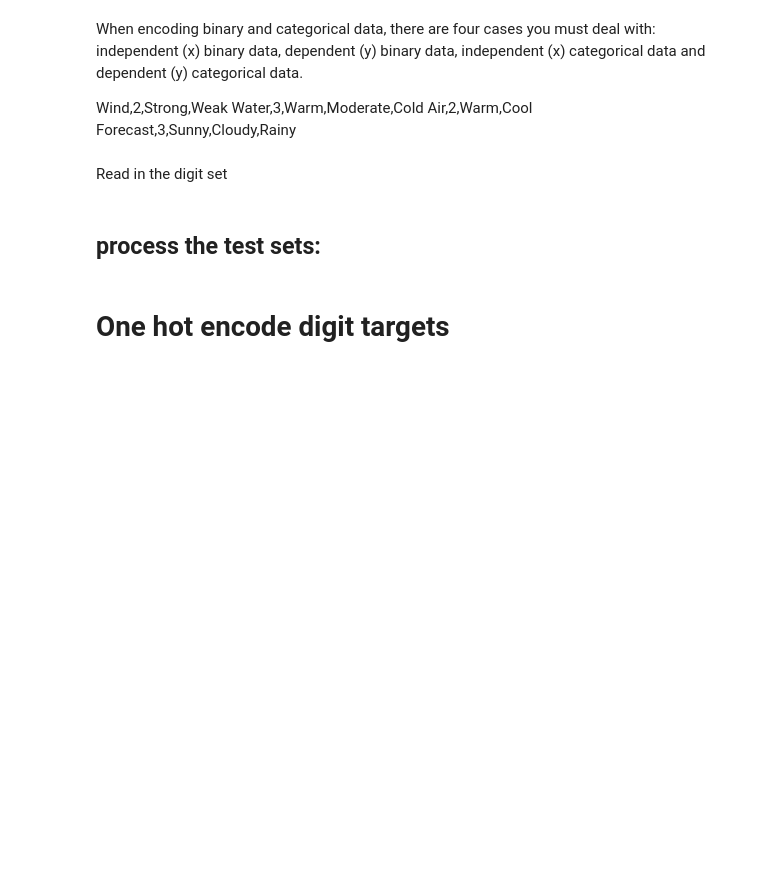
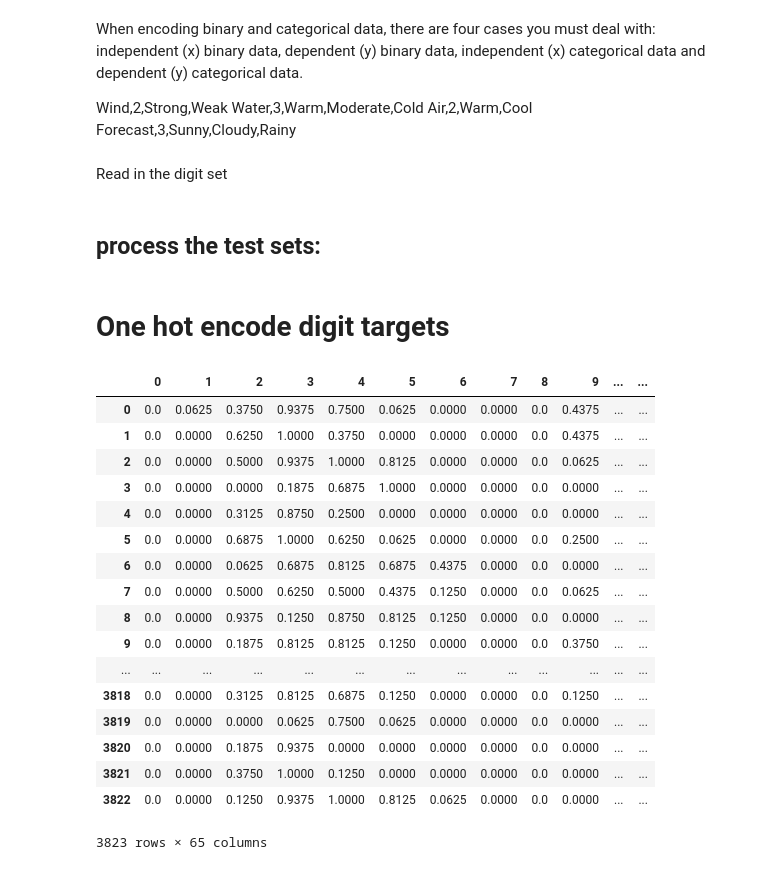
Before and after one commit to AllisonBolen/neuralNet, a Jupyter notebook: Normalization.ipynb, the cells around one changed output. Saved outputs shown, nothing was run; the diff lists cells and outputs as text; code cells hidden in the pictures; blank space fills up the shorter version.

```diff
--- a/Normalization.ipynb
+++ b/Normalization.ipynb
@@ -184,21 +184,40 @@ test
 # %%
 digitDataTotal = pd.read_csv("digits-training.data", sep=" ", header=None)
 
 targets = digitDataTotal[64]
 features = digitDataTotal.iloc[:,0:64]
 
 
 x = detectTypes(features)
 save_it_all(x, "./digitCleanDict.pkl")
 
-f = onehotTargets(targets)
-save_it_all(f, "./digitTargetCleanDict.pkl")
+fx = onehotTargets(targets)
+save_it_all(fx, "./digitTargetCleanDict.pkl")
 
 new = digitLineByLine(features, x)
 
 df = pd.DataFrame(new, columns=range(0,len(new[0])))
 df[64] = targets.tolist()
 
 df.to_csv("normDigit.csv", sep=',', index=None, header=None)
 test = pd.read_csv("normDigit.csv", sep=',', header=None)
 test
+# %% [output]
+|  | 0 | 1 | 2 | 3 | 4 | 5 | 6 | 7 | 8 | 9 | ... | ... |
+| 0 | 0.0 | 0.0625 | 0.3750 | 0.9375 | 0.7500 | 0.0625 | 0.0000 | 0.0000 | 0.0 | 0.4375 | ... | ... |
+| 1 | 0.0 | 0.0000 | 0.6250 | 1.0000 | 0.3750 | 0.0000 | 0.0000 | 0.0000 | 0.0 | 0.4375 | ... | ... |
+| 2 | 0.0 | 0.0000 | 0.5000 | 0.9375 | 1.0000 | 0.8125 | 0.0000 | 0.0000 | 0.0 | 0.0625 | ... | ... |
+| 3 | 0.0 | 0.0000 | 0.0000 | 0.1875 | 0.6875 | 1.0000 | 0.0000 | 0.0000 | 0.0 | 0.0000 | ... | ... |
+| 4 | 0.0 | 0.0000 | 0.3125 | 0.8750 | 0.2500 | 0.0000 | 0.0000 | 0.0000 | 0.0 | 0.0000 | ... | ... |
+| 5 | 0.0 | 0.0000 | 0.6875 | 1.0000 | 0.6250 | 0.0625 | 0.0000 | 0.0000 | 0.0 | 0.2500 | ... | ... |
+| 6 | 0.0 | 0.0000 | 0.0625 | 0.6875 | 0.8125 | 0.6875 | 0.4375 | 0.0000 | 0.0 | 0.0000 | ... | ... |
+| 7 | 0.0 | 0.0000 | 0.5000 | 0.6250 | 0.5000 | 0.4375 | 0.1250 | 0.0000 | 0.0 | 0.0625 | ... | ... |
+| 8 | 0.0 | 0.0000 | 0.9375 | 0.1250 | 0.8750 | 0.8125 | 0.1250 | 0.0000 | 0.0 | 0.0000 | ... | ... |
+| 9 | 0.0 | 0.0000 | 0.1875 | 0.8125 | 0.8125 | 0.1250 | 0.0000 | 0.0000 | 0.0 | 0.3750 | ... | ... |
+| ... | ... | ... | ... | ... | ... | ... | ... | ... | ... | ... | ... | ... |
+| 3818 | 0.0 | 0.0000 | 0.3125 | 0.8125 | 0.6875 | 0.1250 | 0.0000 | 0.0000 | 0.0 | 0.1250 | ... | ... |
+| 3819 | 0.0 | 0.0000 | 0.0000 | 0.0625 | 0.7500 | 0.0625 | 0.0000 | 0.0000 | 0.0 | 0.0000 | ... | ... |
+| 3820 | 0.0 | 0.0000 | 0.1875 | 0.9375 | 0.0000 | 0.0000 | 0.0000 | 0.0000 | 0.0 | 0.0000 | ... | ... |
+| 3821 | 0.0 | 0.0000 | 0.3750 | 1.0000 | 0.1250 | 0.0000 | 0.0000 | 0.0000 | 0.0 | 0.0000 | ... | ... |
+| 3822 | 0.0 | 0.0000 | 0.1250 | 0.9375 | 1.0000 | 0.8125 | 0.0625 | 0.0000 | 0.0 | 0.0000 | ... | ... |
+3823 rows × 65 columns
```
Also changed, not shown: parts of 2 cells of this notebook, 11 other files.
